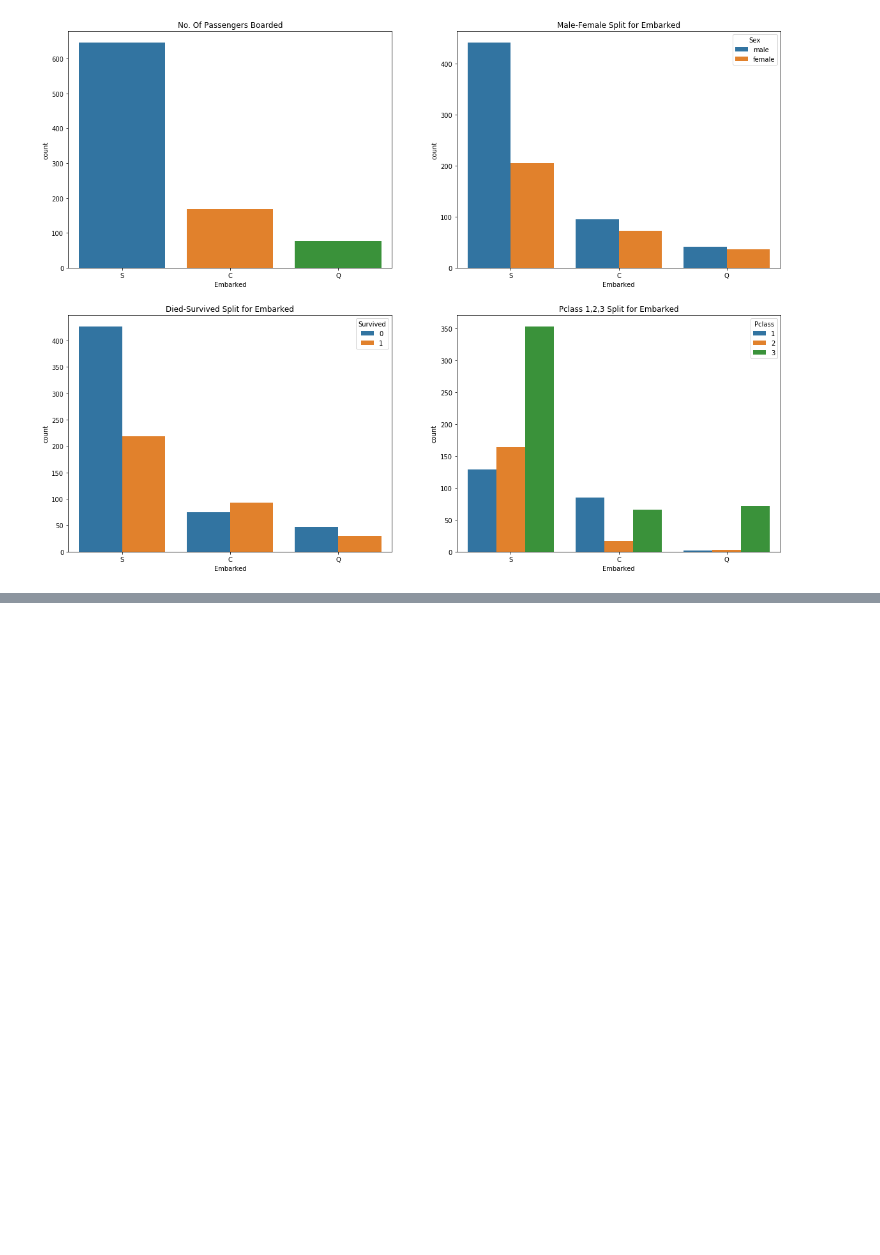
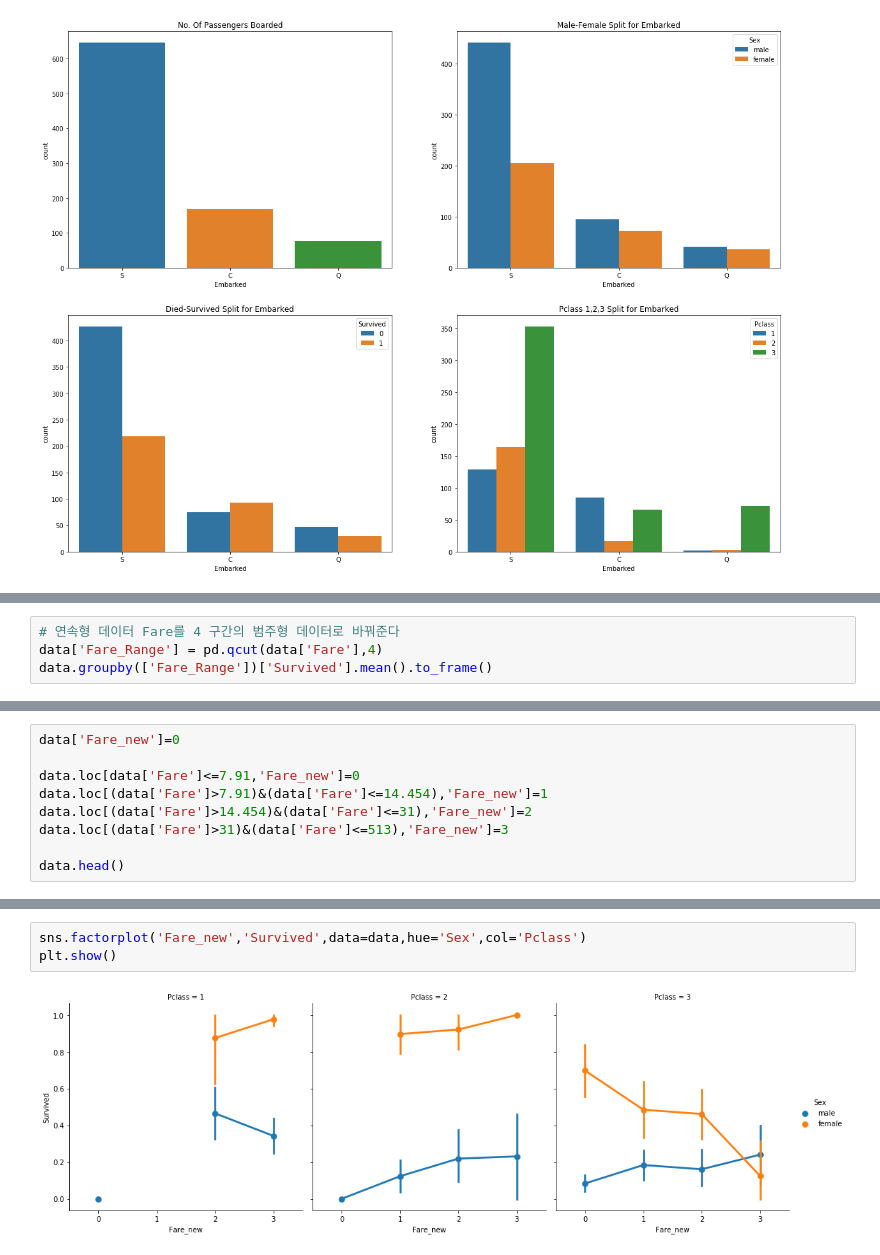
Before and after one commit to wer2956/Midterm_ML, a Jupyter notebook: Fin.ipynb, the cells around one changed output, grey strips where cells are left out. Drawn from its saved outputs; the diff is of its cells as text; blank space fills up the shorter version.

```diff
--- a/Fin.ipynb
+++ b/Fin.ipynb
@@ -262,0 +306,4 @@ plt.show()
+# %%
+# 연속형 데이터 Fare를 4 구간의 범주형 데이터로 바꿔준다
+data['Fare_Range'] = pd.qcut(data['Fare'],4)
+data.groupby(['Fare_Range'])['Survived'].mean().to_frame()
@@ -262,0 +317,9 @@ plt.show()
+# %%
+data['Fare_new']=0
+
+data.loc[data['Fare']<=7.91,'Fare_new']=0
+data.loc[(data['Fare']>7.91)&(data['Fare']<=14.454),'Fare_new']=1
+data.loc[(data['Fare']>14.454)&(data['Fare']<=31),'Fare_new']=2
+data.loc[(data['Fare']>31)&(data['Fare']<=513),'Fare_new']=3
+
+data.head()
@@ -262,0 +341,5 @@ plt.show()
+# %%
+sns.factorplot('Fare_new','Survived',data=data,hue='Sex',col='Pclass')
+plt.show()
+# %% [output]
+[figure, added]
```
Also changed, not shown: parts of 18 cells of this notebook, 1 other file.
